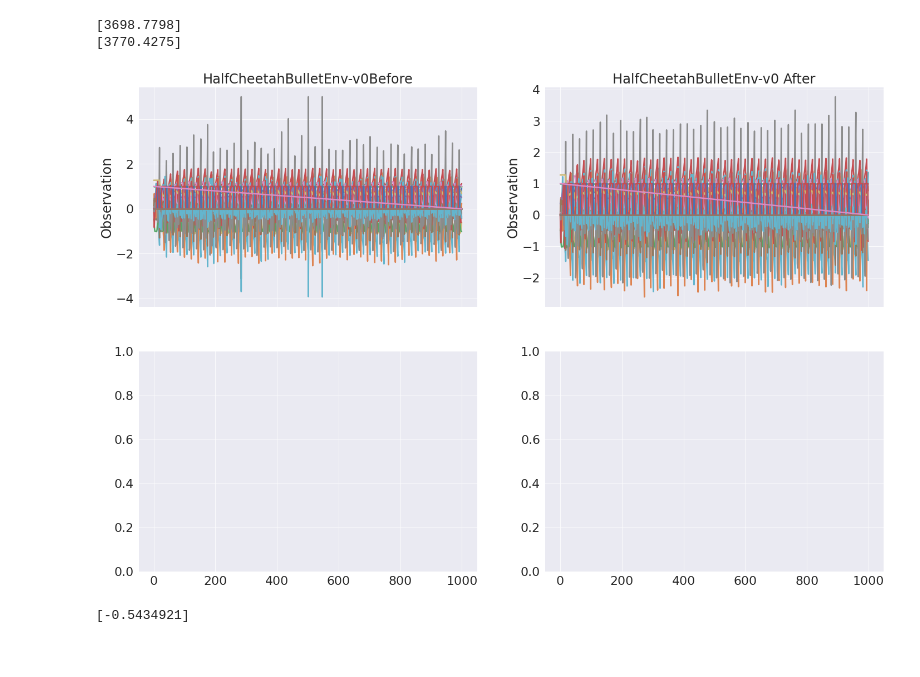
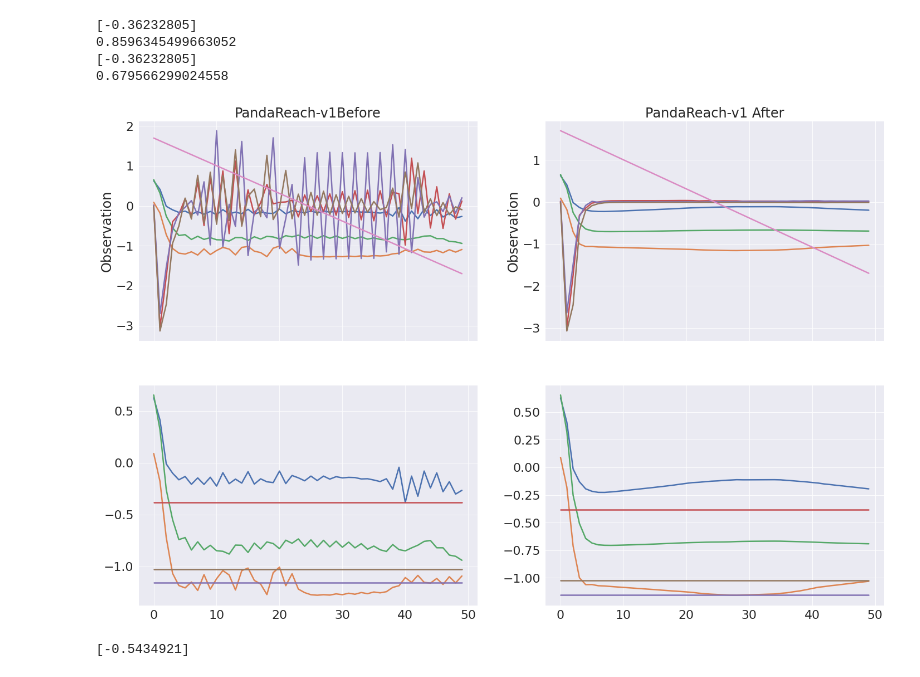
Before and after one commit to sgillen/policy_refinement, a Jupyter notebook: zoo_check.ipynb, the cells around one changed output. Drawn from its saved outputs; the diff is of its cells as text; code cells hidden in the pictures.

Commit message:
looks like the panda stuff is working

```diff
--- a/zoo_check.ipynb
+++ b/zoo_check.ipynb
@@ -40,8 +40,11 @@ algo = 'tqc'
 # env, model = load_zoo_agent(env_name, algo, render=False)
 
 
-env_name = "HalfCheetahBulletEnv-v0"
-env, model = load_zoo_agent(env_name, algo, render=False, env_kwargs={"render":False})
+env_name = "PandaReach-v1"
+env1, model1 = load_zoo_agent(env_name, algo)
+
+env_name = "FetchReach-v1"
+env2, model2 = load_zoo_agent(env_name, algo)
 
 # env_name = "HalfCheetahBulletEnv-v0"
 # env, model = load_zoo_agent(env_name, algo, render=False, env_kwargs={"render":False})
@@ -85,0 +173,12 @@ new_agent = ARSZooAgent(env_name, algo, seed=1, n_workers=24, n_delta=72, step_s
+# %%
+from seagul.mesh import adim_safe_stable_nolen, DualRewardLin, DualRewardProd
+
+prod = DualRewardProd(adim_safe_stable_nolen)
+lin = DualRewardLin(adim_safe_stable_nolen, 10, .5)
+
+env_name = "PandaReach-v1"
+env, model = load_zoo_agent(env_name, algo)
+
+old_model = model
+lin_rew = DualRewardLin(adim_safe_stable_nolen, a1, b1)
+new_agent = ARSZooAgent(env_name, algo, seed=1, n_workers=24, n_delta=72, postprocessor=prod, step_schedule=[0.02, 0.002], exp_schedule=[0.02, 0.002], epoch_seed=True)
@@ -110,7 +216,7 @@ plt.plot(new_agent.raw_rew_hist)
 fig, ((ax1o, ax2o), (ax1r, ax2r)) = plt.subplots(2, 2, figsize=(24,16), sharex=True)
 seed = int(np.random.randint(1,2**32-2))
 
-o,a,r,i = do_rollout_stable(env, model, render=False,seed=seed);
+o,a,r,i = do_rollout_stable(env, old_model, render=False,seed=seed);
 
 if type(o[0]) == collections.OrderedDict:
     o,ach,des = dict_to_array(o)
@@ -119,40 +225,45 @@ if type(o[0]) == collections.OrderedDict:
 #plt.figure(figsize=(16,10))
 ax1o.plot(o);
 ax1o.set_title(env_name + "Before")
 ax1o.set_ylabel('Observation')
 
-# ax1r.plot(ach);
-# ax1r.plot(des);
+ax1r.plot(ach);
+ax1r.plot(des);
 
 # ax1r.set_xlabel('Time Ticks')
 # ax1r.set_ylabel('Goal')
 
 print(sum(r))
+print(adim_safe_stable_nolen(o,a,r))
 
 
 
 o,a,r,i = do_rollout_stable(env, new_agent.model, render=False,seed=seed);
 
 if type(o[0]) == collections.OrderedDict:
     o,ach,des = dict_to_array(o)
 
 #plt.figure(figsize=(16,10))
 ax2o.plot(o);
 ax2o.set_title(env_name + " After")
 ax2o.set_ylabel('Observation')
 
-# ax2r.plot(ach);
-# ax2r.plot(des);
+ax2r.plot(ach);
+ax2r.plot(des);
 
 # ax2r.set_xlabel('Time Ticks')
 # ax2r.set_ylabel('Goal')
 
 print(sum(r))
+print(adim_safe_stable_nolen(o,a,r))
+
 #print(sum(fn(o, a, r)))
 # %% [output]
-[3698.7798]
-[3770.4275]
+[-0.36232805]
+0.8596345499663052
+[-0.36232805]
+0.679566299024558
-[figure, old version]
+[figure, new version]
 # %%
 plt.plot(ach);
 plt.plot(des);
```
Also changed, not shown: parts of 7 cells of this notebook, 1 other file.
